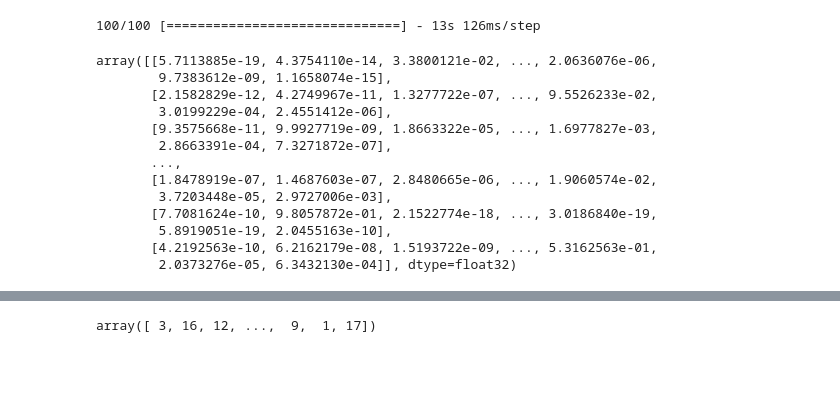
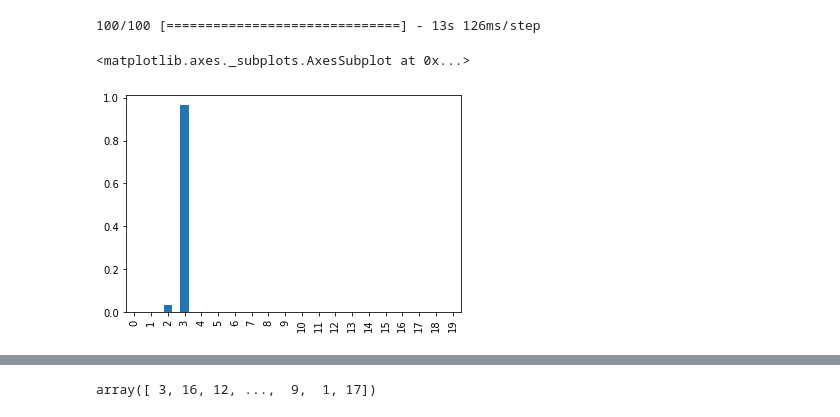
Before and after one commit to JaeDoo1034/-_-, a Jupyter notebook: NIpa.ipynb, the cells around one changed output, grey strips where cells are left out. Cells and saved outputs as stored; diff of their text form; code cells hidden in the pictures; blank space fills up the shorter version.

```diff
--- a/NIpa.ipynb
+++ b/NIpa.ipynb
@@ -802,0 +792,26 @@ train_df
+# %%
+train_df.columns = ['path','Plant','Disease','a',
+ 'b',
+ 'c',
+ 'd',
+ 'e',
+ 'f',
+ 'g',
+ 'h',
+ 'i',
+ 'j',
+ 'k',
+ 'l',
+ 'm',
+ 'n',
+ 'o',
+ 'p',
+ 'q',
+ 'r',
+ 's',
+ 't']
+# %%
+ttt = 'a,b,c,d,e,f,g,h,i,j,k,l,m,n,o,p,q,r,s,t'
+# %%
+name = ttt.split(',')
+name
@@ -926,19 +1012,8 @@ Epoch 00011: early stopping
 pred_1 = model_Sibal.predict_generator(test_generator_plant,verbose = 1 )
 # %% [output]
 100/100 [==============================] - 13s 126ms/step
-# %%
-pred_1
-# %% [output]
-array([[5.7113885e-19, 4.3754110e-14, 3.3800121e-02, ..., 2.0636076e-06,
-        9.7383612e-09, 1.1658074e-15],
-       [2.1582829e-12, 4.2749967e-11, 1.3277722e-07, ..., 9.5526233e-02,
-        3.0199229e-04, 2.4551412e-06],
-       [9.3575668e-11, 9.9927719e-09, 1.8663322e-05, ..., 1.6977827e-03,
-        2.8663391e-04, 7.3271872e-07],
-       ...,
-       [1.8478919e-07, 1.4687603e-07, 2.8480665e-06, ..., 1.9060574e-02,
-        3.7203448e-05, 2.9727006e-03],
-       [7.7081624e-10, 9.8057872e-01, 2.1522774e-18, ..., 3.0186840e-19,
-        5.8919051e-19, 2.0455163e-10],
-       [4.2192563e-10, 6.2162179e-08, 1.5193722e-09, ..., 5.3162563e-01,
-        2.0373276e-05, 6.3432130e-04]], dtype=float32)
+# %%
+pd.Series(list(pred_1[0])).plot(kind = 'bar')
+# %% [output]
+<matplotlib.axes._subplots.AxesSubplot at 0x...>
+[figure, added]
```
Also changed, not shown: parts of 20 cells of this notebook.
